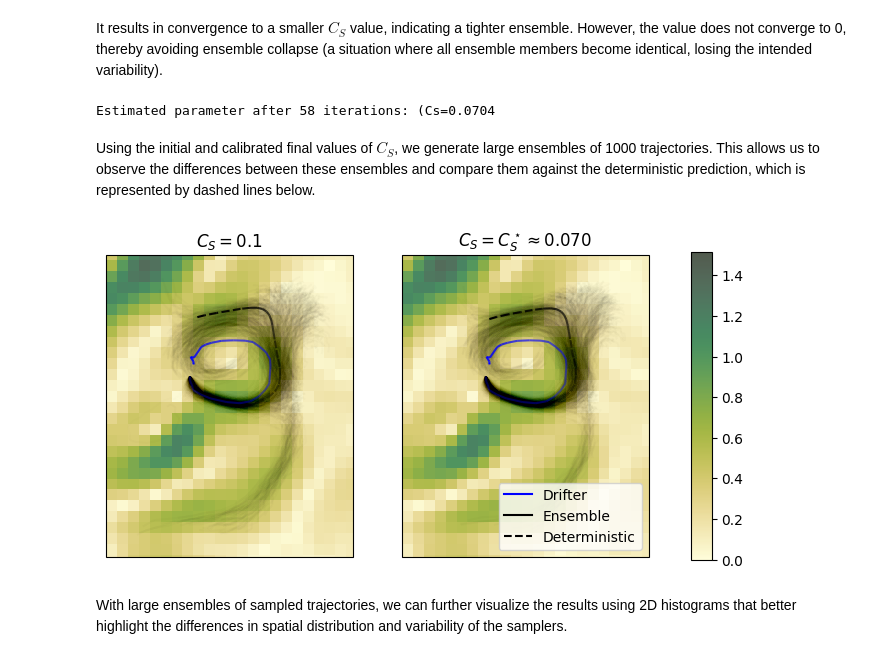
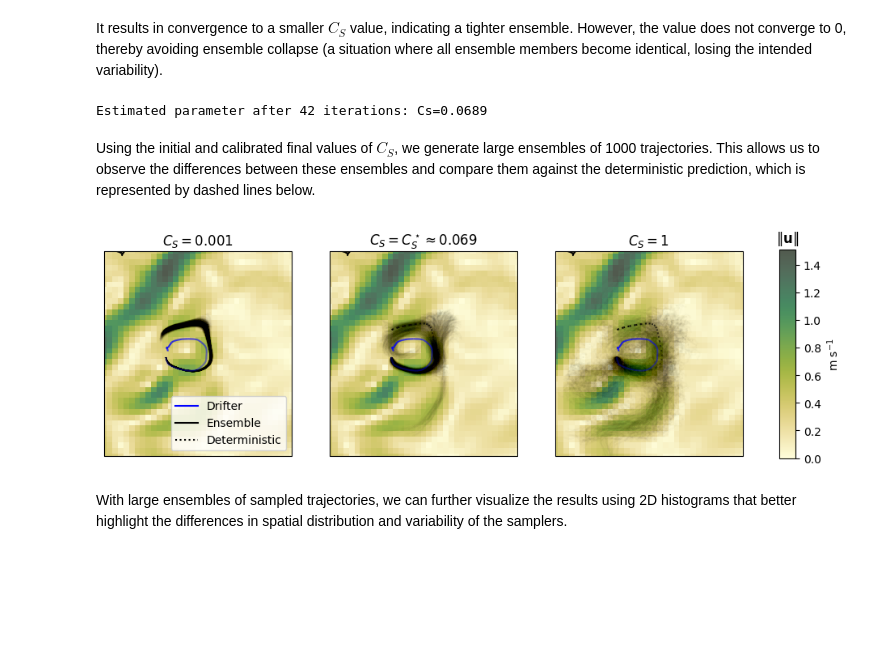
Before and after one commit to vadmbertr/pastax, a Jupyter notebook: docs/getting_started.ipynb, the cells around one changed output. Cells and saved outputs as stored; diff of their text form; code cells hidden in the pictures; blank space fills up the shorter version.

```diff
--- a/docs/getting_started.ipynb
+++ b/docs/getting_started.ipynb
@@ -343,10 +351,11 @@ There is plenty of options for the choice of the disimilarity metric, including:
 In this case, we will use the the Liu Index calculated every hour between the true and the estimated trajectories.
 # %%
 import equinox as eqx
+import numpy as np
 
 
 def sim_fn(dynamics):
-    return traj_sim(dynamics, args=trans_grid, x0=x0, ts=ts_sim, dt0=dt0, ad="forward")
+    return traj_sim(dynamics, args=trans_grid, x0=x0, ts=np.asarray(ts_sim), dt0=dt0, ad="forward")
 
 
 @eqx.filter_jit
@@ -680,13 +697,12 @@ HTML(anim.to_html5_video())
 # %% [markdown]
 We initialize $C_S$ with an arbitrary value of 0.1 and define two types of dynamics: stochastic dynamics, which include a stochastic term, and deterministic dynamics, where the stochastic term is omitted.
 # %%
-from pastax.dynamics import DeterministicSmagorinskyDiffusion
-
-
 x0 = drifter_traj.origin
 ts = drifter_traj.times.value
 
 initial_cs = .1  # default / "classical" Smagorinsky constant
 stoch_smag_init = StochasticSmagorinskyDiffusion.from_cs(cs=initial_cs)
-deter_smag_init = DeterministicSmagorinskyDiffusion.from_cs(cs=initial_cs)
+stoch_smag_too_large = StochasticSmagorinskyDiffusion.from_cs(cs=1)
+stoch_smag_too_small = StochasticSmagorinskyDiffusion.from_cs(cs=.001)
+deter_smag_init = LinearUV()
 # %% [markdown]
@@ -695,12 +711,12 @@ The objective is twofold: reduce ensemble bias relative to a single ground-truth
 To quantify the difference between pairs of trajectories, we use the Liu Index, as [In a controlled deterministic case](#in-a-controlled-deterministic-case).
 # %%
 def sim_fn(dynamics):
-    return ens_sim(dynamics=dynamics, args=duacs_grid, x0=x0, ts=ts, dt0=dt0, n_samples=n_samples)
+    return ens_sim(dynamics=dynamics, args=duacs_grid, x0=x0, ts=np.asarray(ts), dt0=dt0, n_samples=n_samples)
 
 
 @eqx.filter_jit
 def residual_fn(dynamics, ref_traj):
-    def pair_pair_residual_fn(traj1, traj2):
+    def pair_pair_residual_fn(traj1: Trajectory, traj2: Trajectory) -> jax.Array:
         residuals = traj1.liu_index(traj2).value
         residuals = jnp.where(jnp.isnan(residuals), 1, residuals)
         return residuals
@@ -722,8 +738,8 @@ stoch_smag_final = lm_sol.value
 It results in convergence to a smaller $C_S$ value, indicating a tighter ensemble.
 However, the value does not converge to 0, thereby avoiding ensemble collapse (a situation where all ensemble members become identical, losing the intended variability).
 # %%
-print(f"Estimated parameter after {lm_sol.stats['num_steps'].item()} iterations: (Cs={stoch_smag_final.cs.item():.4f}")
+print(f"Estimated parameter after {lm_sol.stats['num_steps'].item()} iterations: Cs={stoch_smag_final.cs.item():.4f}")
 # %% [output]
-Estimated parameter after 58 iterations: (Cs=0.0704
+Estimated parameter after 42 iterations: Cs=0.0689
 # %% [markdown]
 Using the initial and calibrated final values of $C_S$, we generate large ensembles of 1000 trajectories. This allows us to observe the differences between these ensembles and compare them against the deterministic prediction, which is represented by dashed lines below.
@@ -751,56 +775,58 @@ traj_est_final = traj_sim(dynamics=deter_smag_final, args=duacs_grid, x0=x0, ts=
 # %%
 from matplotlib.lines import Line2D
 
 
-def get_extent(*trajs):
-    min_lon = min([jnp.nanmin(traj.longitudes.value) for traj in trajs])
-    max_lon = max([jnp.nanmax(traj.longitudes.value) for traj in trajs])
-    min_lat = min([jnp.nanmin(traj.latitudes.value) for traj in trajs])
-    max_lat = max([jnp.nanmax(traj.latitudes.value) for traj in trajs])
-
-    return [min_lon - 0.25, max_lon + 0.25, min_lat - 0.25, max_lat + 0.25]
-
-
 ds = duacs_ds.sel(time=drifter_ts[len(drifter_ts) // 2], method="nearest")
 
-fig, (ax2, ax1) = plt.subplots(nrows=1, ncols=2, subplot_kw={"projection": ccrs.PlateCarree()}, figsize=(7, 4.8))
+fig, (ax1, ax2, ax3) = plt.subplots(nrows=1, ncols=3, subplot_kw={"projection": ccrs.PlateCarree()}, figsize=(10, 6))
 
 im = ax1.pcolormesh(ds.longitude, ds.latitude, np.sqrt(ds.ugos**2 + ds.vgos**2), vmin=0, cmap=cmo.speed, alpha=.75)
 
-ax1 = traj_ens_final.plot(ax1, label="Ensemble", color="black", alpha_factor=0.15)
-ax1 = traj_est_final.plot(ax1, label="Deterministic", color="black", linestyle="--")
+ax1 = traj_ens_too_small.plot(ax1, label="Ensemble", color="black", alpha_factor=0.15)
+ax1 = traj_est_init.plot(ax1, label="Deterministic", color="black", linestyle=":")
 ax1 = drifter_traj.plot(ax1, label="Drifter", color="blue")
 
-ax1.set_extent(get_extent(traj_ens_init, traj_est_init, traj_ens_final, traj_est_final, drifter_traj))
+ax1.set_extent((ds.longitude.min(), ds.longitude.max(), ds.latitude.min(), ds.latitude.max()))
 ax1.coastlines()
-ax1.set_title(f"$C_S = C_S^\\star \\approx {stoch_smag_final.cs.item():.3f}$")
+ax1.set_title("$C_S = 0.001$")
 
 handles, labels = ax1.get_legend_handles_labels()
 handles = [
-    Line2D([0], [0], color="black", linestyle="--", label="Deterministic") if label == "Deterministic" else h
+    Line2D([0], [0], color="black", linestyle=":", label="Deterministic") if label == "Deterministic" else h
     for h, label in zip(handles, labels)
 ]
 handles = handles[-1:] + handles[:-1]
 labels = labels[-1:] + labels[:-1]
 ax1.legend(handles=handles, labels=labels, loc="lower right")
 
 im = ax2.pcolormesh(ds.longitude, ds.latitude, np.sqrt(ds.ugos**2 + ds.vgos**2), vmin=0, cmap=cmo.speed, alpha=.75)
 
-ax2 = traj_ens_init.plot(ax2, label="Ensemble", color="black", alpha_factor=0.15)
-ax2 = traj_est_init.plot(ax2, label="Deterministic", color="black", linestyle="--")
+ax2 = traj_ens_final.plot(ax2, label="Ensemble", color="black", alpha_factor=0.15)
+ax2 = traj_est_init.plot(ax2, label="Deterministic", color="black", linestyle=":")
 ax2 = drifter_traj.plot(ax2, label="Drifter", color="blue")
 
-ax2.set_extent(get_extent(traj_ens_init, traj_est_init, traj_ens_final, traj_est_final, drifter_traj))
+ax2.set_extent((ds.longitude.min(), ds.longitude.max(), ds.latitude.min(), ds.latitude.max()))
 ax2.coastlines()
-ax2.set_title("$C_S = 0.1$")
+ax2.set_title(f"$C_S = C_S^\\star \\approx {stoch_smag_final.cs.item():.3f}$")
 
-fig.subplots_adjust(right=0.9)
-cbar_ax = fig.add_axes([0.96, 0.175, 0.03, 0.64])
-fig.colorbar(im, cax=cbar_ax)
+im = ax3.pcolormesh(ds.longitude, ds.latitude, np.sqrt(ds.ugos**2 + ds.vgos**2), vmin=0, cmap=cmo.speed, alpha=.75)
+
+ax3 = traj_ens_too_large.plot(ax3, label="Ensemble", color="black", alpha_factor=0.15)
+ax3 = traj_est_init.plot(ax3, label="Deterministic", color="black", linestyle=":")
+ax3 = drifter_traj.plot(ax3, label="Drifter", color="blue")
+
+ax3.set_extent((ds.longitude.min(), ds.longitude.max(), ds.latitude.min(), ds.latitude.max()))
+ax3.coastlines()
+ax3.set_title("$C_S = 1$")
+
+fig.subplots_adjust(right=0.915)
+cbar_ax = fig.add_axes([0.96, 0.28, 0.02, 0.43])
+cbar_ax.set_title("$\| \mathbf{u} \|$")
+fig.colorbar(im, cax=cbar_ax, label="m s$^{-1}$")
 
 plt.show()
 # %% [output]
-[figure, old version]
+[figure, new version]
 # %% [markdown]
 With large ensembles of sampled trajectories, we can further visualize the results using 2D histograms that better highlight the differences in spatial distribution and variability of the samplers.
 # %%
```
Also changed, not shown: parts of 16 cells of this notebook.
